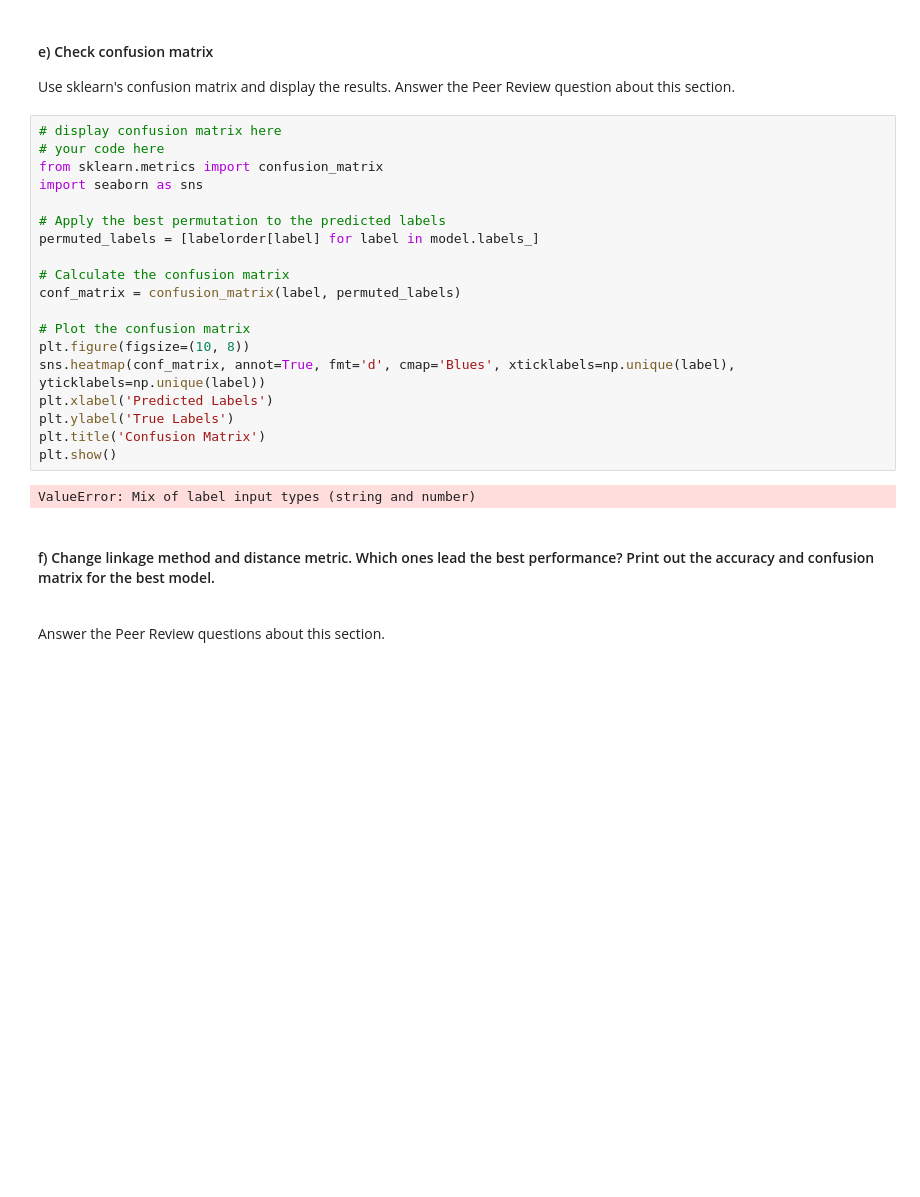
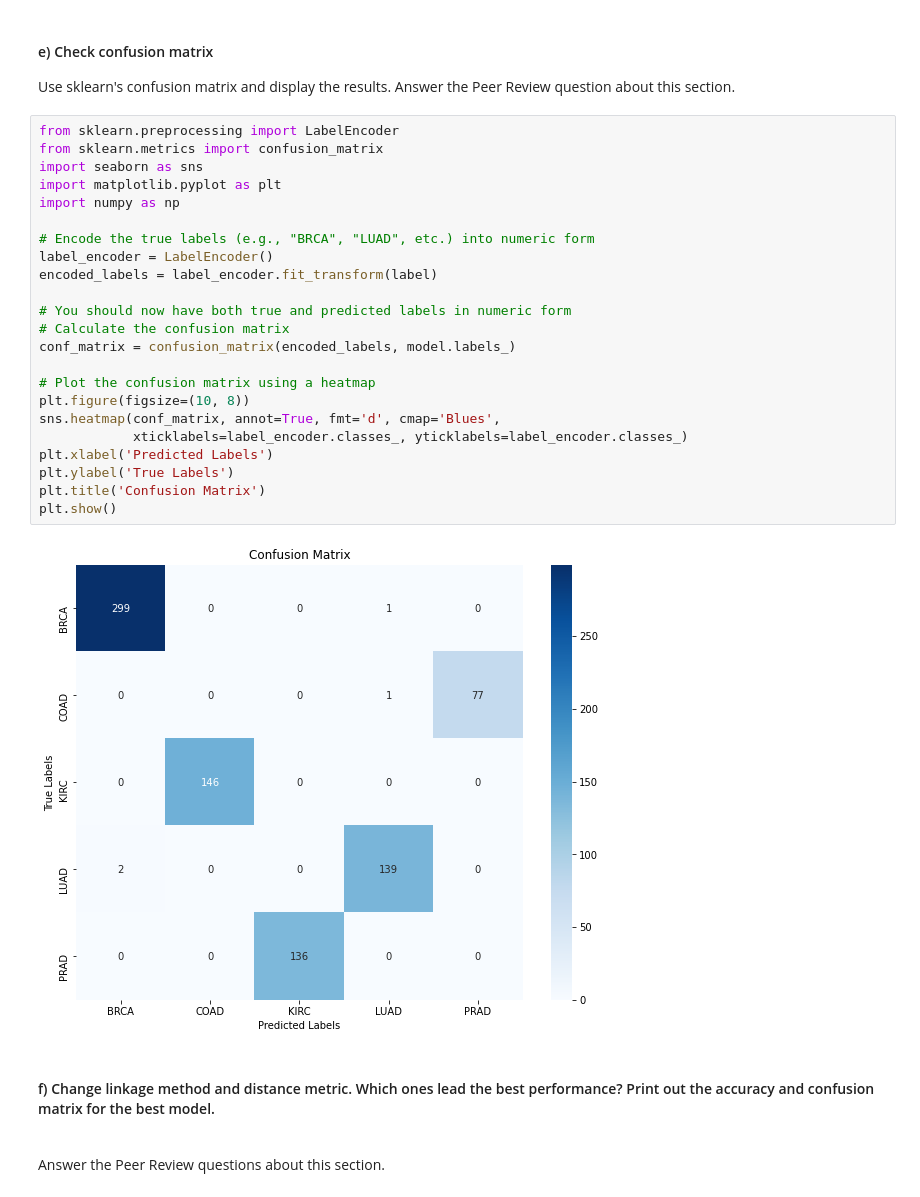
Before and after one commit to dennislamcv1/UniofColML, a Jupyter notebook: Unsupervised Algorithms/Week 2/Module2_USL.ipynb, the cells around one changed output. Cells and saved outputs as stored; diff of their text form; blank space fills up the shorter version.

```diff
--- a/Unsupervised Algorithms/Week 2/Module2_USL.ipynb
+++ b/Unsupervised Algorithms/Week 2/Module2_USL.ipynb
@@ -247,26 +338,30 @@ print(labelorder, acc)
 #### e) Check confusion matrix
 Use sklearn's confusion matrix and display the results. Answer the Peer Review question about this section.
 # %%
-# display confusion matrix here
-# your code here
+from sklearn.preprocessing import LabelEncoder
 from sklearn.metrics import confusion_matrix
 import seaborn as sns
+import matplotlib.pyplot as plt
+import numpy as np
 
-# Apply the best permutation to the predicted labels
-permuted_labels = [labelorder[label] for label in model.labels_]
+# Encode the true labels (e.g., "BRCA", "LUAD", etc.) into numeric form
+label_encoder = LabelEncoder()
+encoded_labels = label_encoder.fit_transform(label)
 
+# You should now have both true and predicted labels in numeric form
 # Calculate the confusion matrix
-conf_matrix = confusion_matrix(label, permuted_labels)
+conf_matrix = confusion_matrix(encoded_labels, model.labels_)
 
-# Plot the confusion matrix
+# Plot the confusion matrix using a heatmap
 plt.figure(figsize=(10, 8))
-sns.heatmap(conf_matrix, annot=True, fmt='d', cmap='Blues', xticklabels=np.unique(label), yticklabels=np.unique(label))
+sns.heatmap(conf_matrix, annot=True, fmt='d', cmap='Blues',
+            xticklabels=label_encoder.classes_, yticklabels=label_encoder.classes_)
 plt.xlabel('Predicted Labels')
 plt.ylabel('True Labels')
 plt.title('Confusion Matrix')
 plt.show()
 # %% [output]
-ValueError: Mix of label input types (string and number)
+[figure, added]
 # %% [markdown]
 #### f) Change linkage method and distance metric. Which ones lead the best performance? Print out the accuracy and confusion matrix for the best model.
 <br> Answer the Peer Review questions about this section.
```
Also changed, not shown: parts of 7 cells of this notebook.
